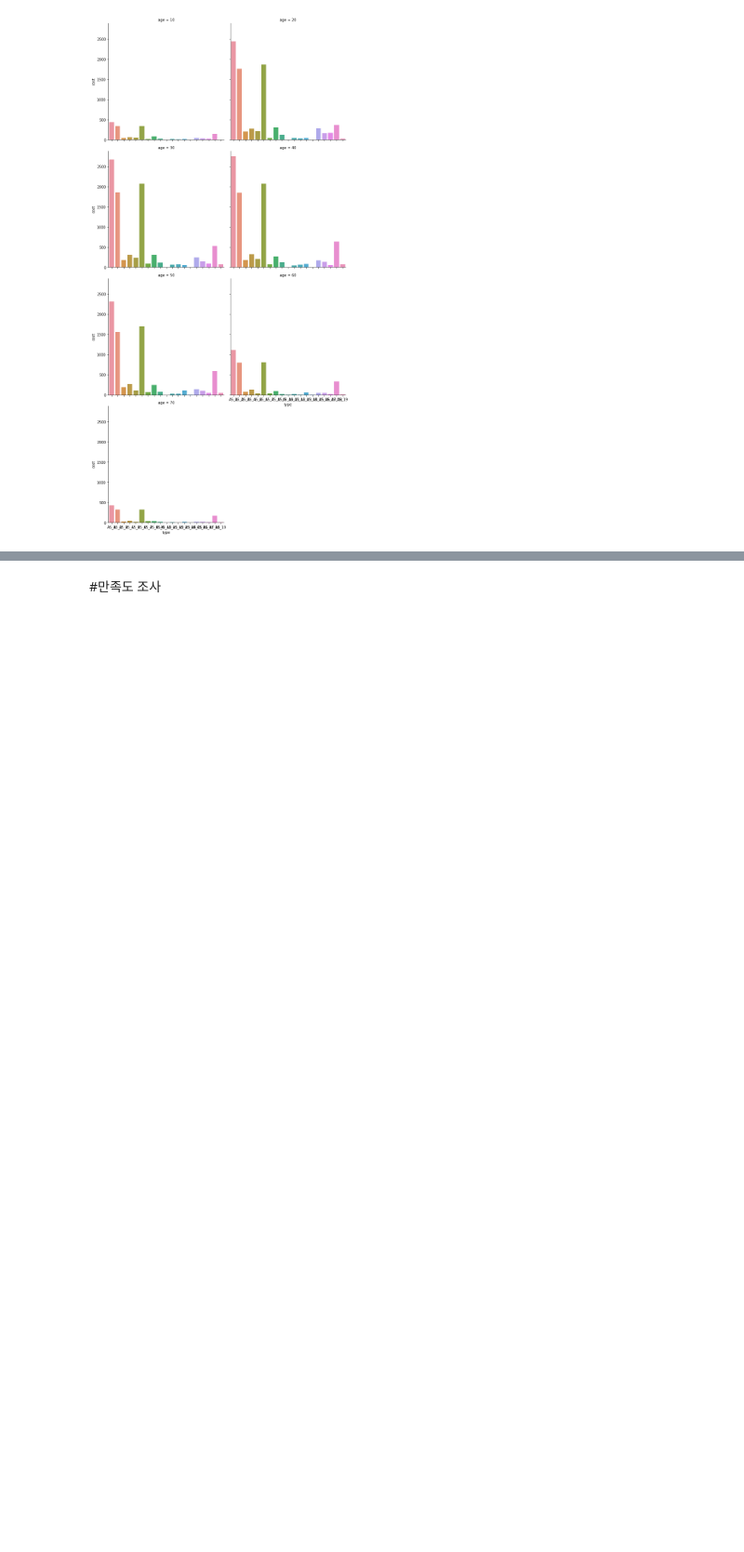
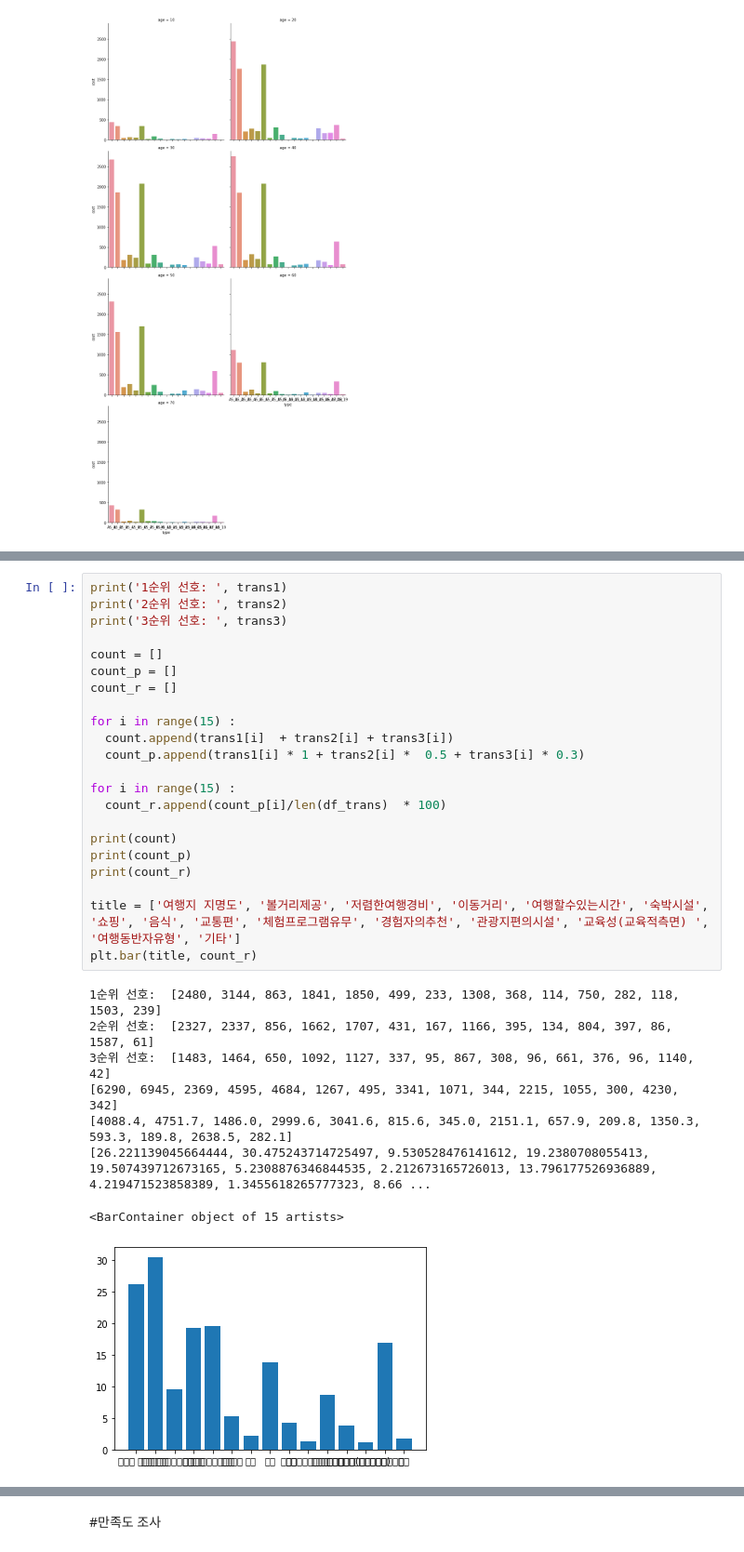
Before and after one commit to ansehoon1999/MG-DataAnaylsis, a Jupyter notebook: 세훈/DataAnaylsis_7_23.ipynb, the cells around one changed output, grey strips where cells are left out. Shown at 93% size. Drawn from its saved outputs; the diff is of its cells as text; blank space fills up the shorter version.

```diff
--- a/세훈/DataAnaylsis_7_23.ipynb
+++ b/세훈/DataAnaylsis_7_23.ipynb
@@ -643,0 +782,31 @@ sns.catplot(kind="bar", data=df, x = "type", y="cost", col="age", col_wrap=2)
+# %%
+print('1순위 선호: ', trans1)
+print('2순위 선호: ', trans2)
+print('3순위 선호: ', trans3)
+
+count = []
+count_p = []
+count_r = []
+
+for i in range(15) :
+  count.append(trans1[i]  + trans2[i] + trans3[i])
+  count_p.append(trans1[i] * 1 + trans2[i] *  0.5 + trans3[i] * 0.3)
+
+for i in range(15) :
+  count_r.append(count_p[i]/len(df_trans)  * 100)
+
+print(count)
+print(count_p)
+print(count_r)
+
+title = ['여행지 지명도', '볼거리제공', '저렴한여행경비', '이동거리', '여행할수있는시간', '숙박시설', '쇼핑', '음식', '교통편', '체험프로그램유무', '경험자의추천', '관광지편의시설', '교육성(교육적측면) ', '여행동반자유형', '기타']
+plt.bar(title, count_r)
+# %% [output]
+1순위 선호:  [2480, 3144, 863, 1841, 1850, 499, 233, 1308, 368, 114, 750, 282, 118, 1503, 239]
+2순위 선호:  [2327, 2337, 856, 1662, 1707, 431, 167, 1166, 395, 134, 804, 397, 86, 1587, 61]
+3순위 선호:  [1483, 1464, 650, 1092, 1127, 337, 95, 867, 308, 96, 661, 376, 96, 1140, 42]
+[6290, 6945, 2369, 4595, 4684, 1267, 495, 3341, 1071, 344, 2215, 1055, 300, 4230, 342]
+[4088.4, 4751.7, 1486.0, 2999.6, 3041.6, 815.6, 345.0, 2151.1, 657.9, 209.8, 1350.3, 593.3, 189.8, 2638.5, 282.1]
+[26.221139045664444, 30.475243714725497, 9.530528476141612, 19.2380708055413, 19.507439712673165, 5.2308876346844535, 2.212673165726013, 13.796177526936889, 4.219471523858389, 1.3455618265777323, 8.66 ...
+<BarContainer object of 15 artists>
+[figure, added]
```
Also changed, not shown: parts of 9 cells of this notebook.
